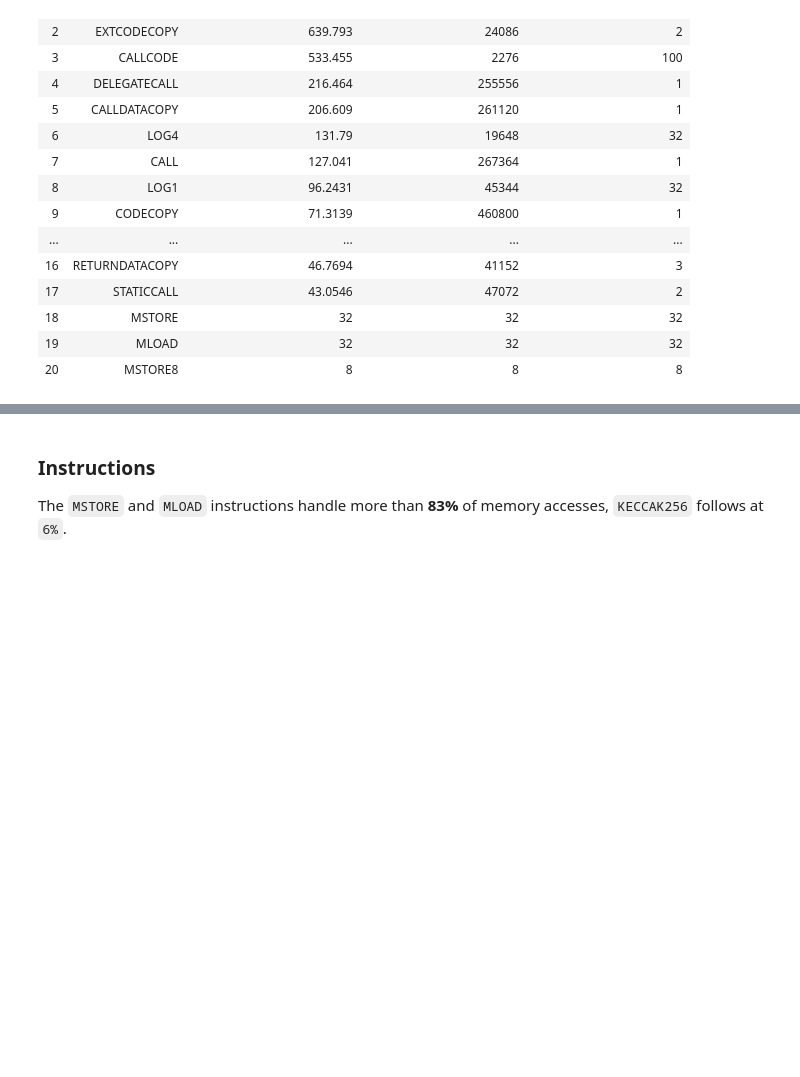
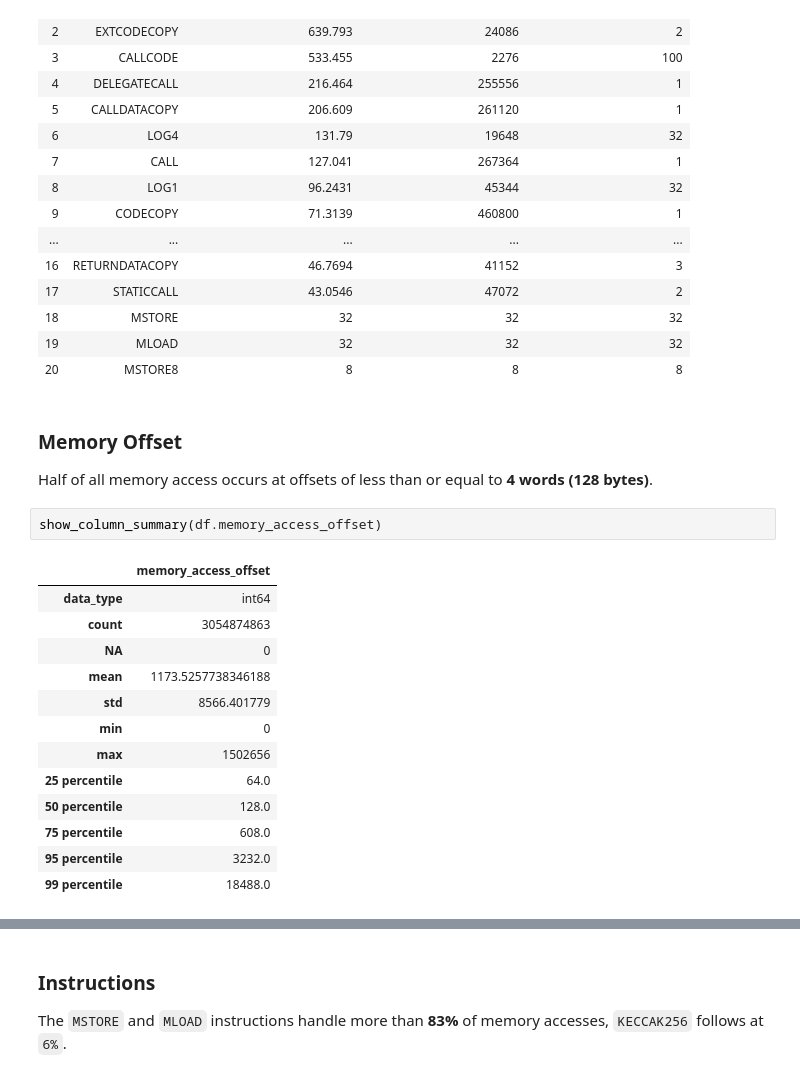
Before and after one commit to raxhvl/evm-memory-analysis, a Jupyter notebook: evm-memory-analysis.ipynb, the cells around one changed output, grey strips where cells are left out. Drawn from its saved outputs; the diff is of its cells as text; blank space fills up the shorter version.

```diff
--- a/evm-memory-analysis.ipynb
+++ b/evm-memory-analysis.ipynb
@@ -108,3 +108,22 @@ df.groupby("opcode", agg={"memory_access_size": ["mean","max", "min"]}).sort(["m
 | 18 | MSTORE | 32 | 32 | 32 |
 | 19 | MLOAD | 32 | 32 | 32 |
 | 20 | MSTORE8 | 8 | 8 | 8 |
+# %% [markdown]
+### Memory Offset
+Half of all memory access occurs at offsets of less than or equal to **4 words (128 bytes)**.
+# %%
+show_column_summary(df.memory_access_offset)
+# %% [output]
+|  | memory_access_offset |
+| data_type | int64 |
+| count | 3054874863 |
+| NA | 0 |
+| mean | 1173.5257738346188 |
+| std | 8566.401779 |
+| min | 0 |
+| max | 1502656 |
+| 25 percentile | 64.0 |
+| 50 percentile | 128.0 |
+| 75 percentile | 608.0 |
+| 95 percentile | 3232.0 |
+| 99 percentile | 18488.0 |
```
Also changed, not shown: parts of 3 cells of this notebook.
